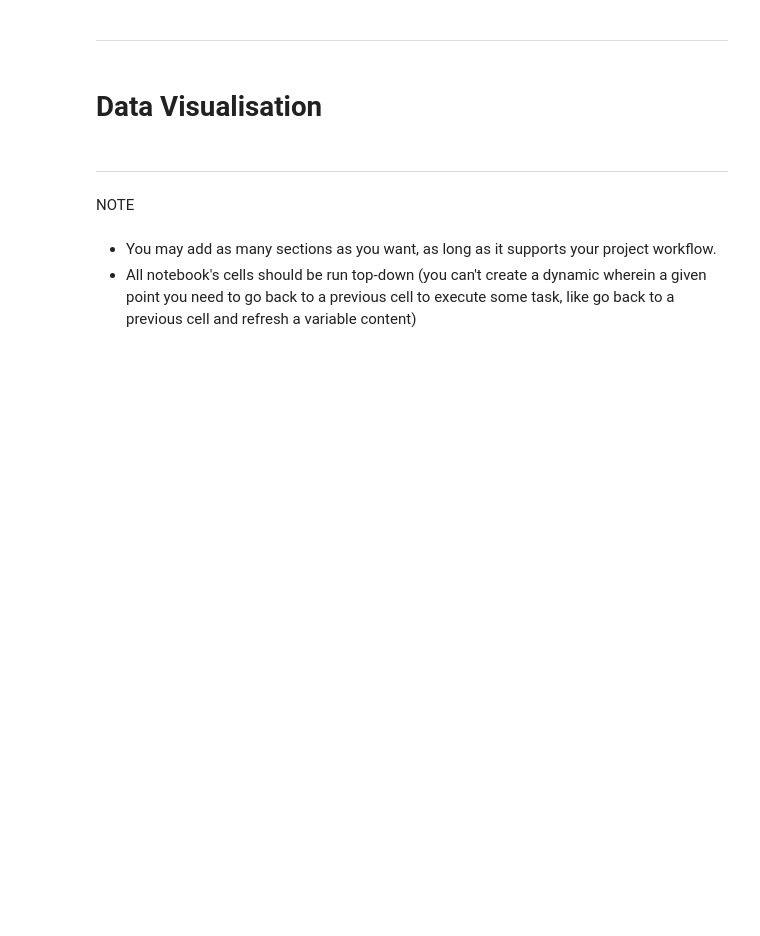
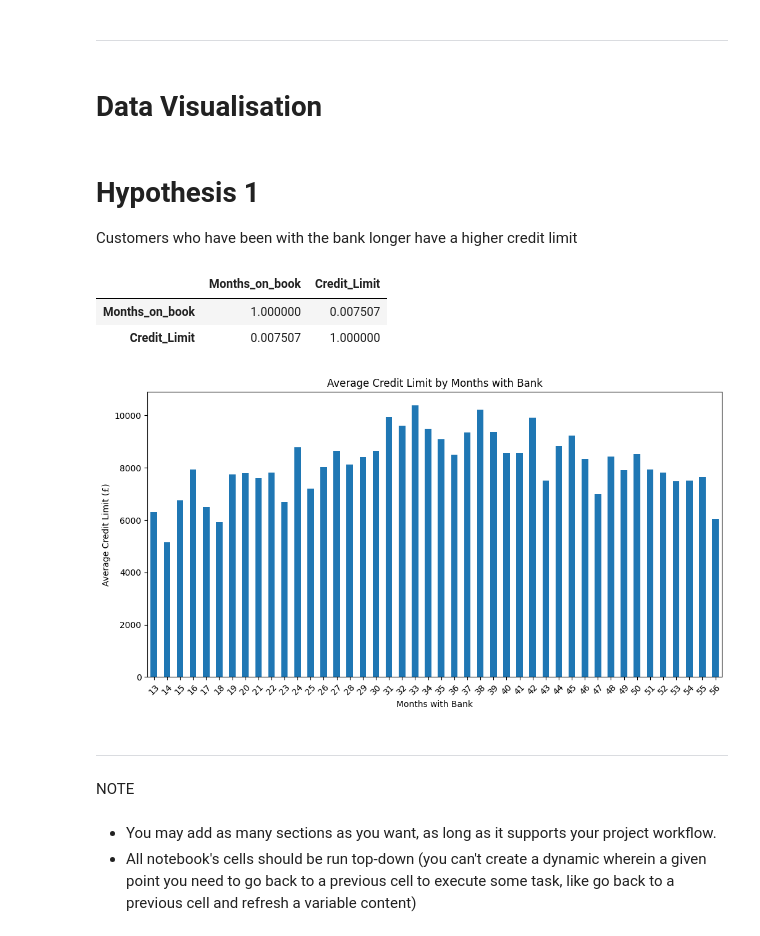
Before and after one commit to navmann99/credit_card_analysis, a Jupyter notebook: jupyter_notebooks/Data_Visualisations.ipynb, the cells around one changed output. Drawn from its saved outputs; the diff is of its cells as text; code cells hidden in the pictures; blank space fills up the shorter version.

Commit message:
graphs(Scatter, barplot) for hypothesis 1

```diff
--- a/jupyter_notebooks/Data_Visualisations.ipynb
+++ b/jupyter_notebooks/Data_Visualisations.ipynb
@@ -57,3 +70,13 @@ df_clean.head() # Checking the first 5 rows of the cleaned dataset
 ---
 # %% [markdown]
 # Data Visualisation
+# %% [markdown]
+# Hypothesis 1
+Customers who have been with the bank longer have a higher credit limit
+# %%
+# check the correlation between 'months_on_book' and 'Credit_Limit' using a scatter plot
+df_clean[['Months_on_book', 'Credit_Limit']].corr()
+# %% [output]
+|  | Months_on_book | Credit_Limit |
+| Months_on_book | 1.000000 | 0.007507 |
+| Credit_Limit | 0.007507 | 1.000000 |
@@ -60,3 +95,19 @@ df_clean.head() # Checking the first 5 rows of the cleaned dataset
+# %%
+average_credit = df_clean.groupby('Months_on_book')['Credit_Limit'].mean().round(2)
+
+average_credit.plot(
+    kind='bar',
+    figsize=(12,6)
+)
+
+plt.title('Average Credit Limit by Months with Bank')
+plt.xlabel('Months with Bank')
+plt.ylabel('Average Credit Limit (£)')
+plt.xticks(rotation=45)
+
+plt.show()
+# %% [output]
+[figure, added]
 # %% [markdown]
 ---
 # %% [markdown]
```
Also changed, not shown: parts of 5 cells of this notebook, 2 other files.
